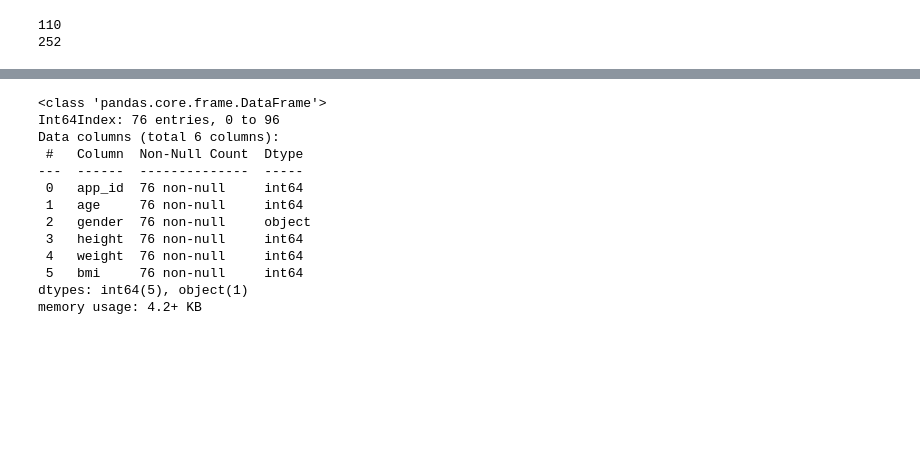
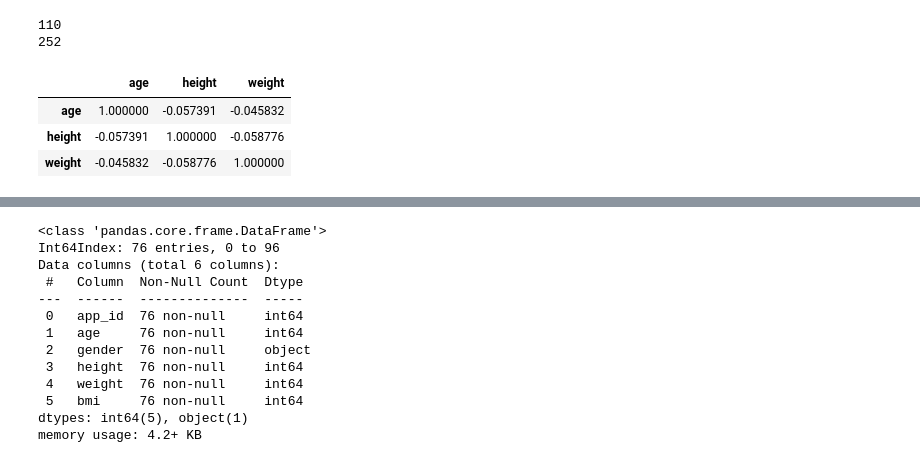
Before and after one commit to senthil7273/bmi, a Jupyter notebook: bmi-lr.ipynb, the cells around one changed output, grey strips where cells are left out. Saved outputs shown, nothing was run; the diff lists cells and outputs as text; code cells hidden in the pictures; blank space fills up the shorter version.

```diff
--- a/bmi-lr.ipynb
+++ b/bmi-lr.ipynb
@@ -153,3 +153,13 @@ print(df_base['weight'].max())
 # %% [output]
 110
 252
+# %%
+
+corr = df_base[['age', 'gender','height', 'weight']].corr()
+# plot the heatmap
+corr.style.background_gradient(cmap='coolwarm')
+# %% [output]
+|  | age | height | weight |
+| age | 1.000000 | -0.057391 | -0.045832 |
+| height | -0.057391 | 1.000000 | -0.058776 |
+| weight | -0.045832 | -0.058776 | 1.000000 |
```
Also changed, not shown: parts of 11 cells of this notebook.
